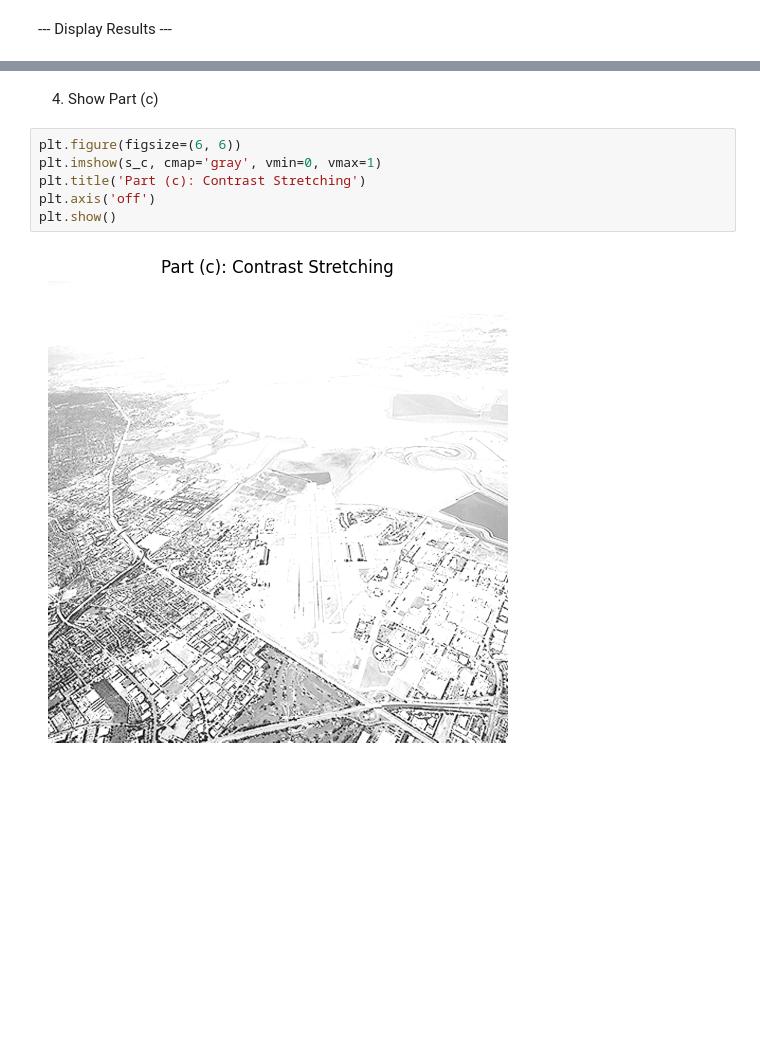
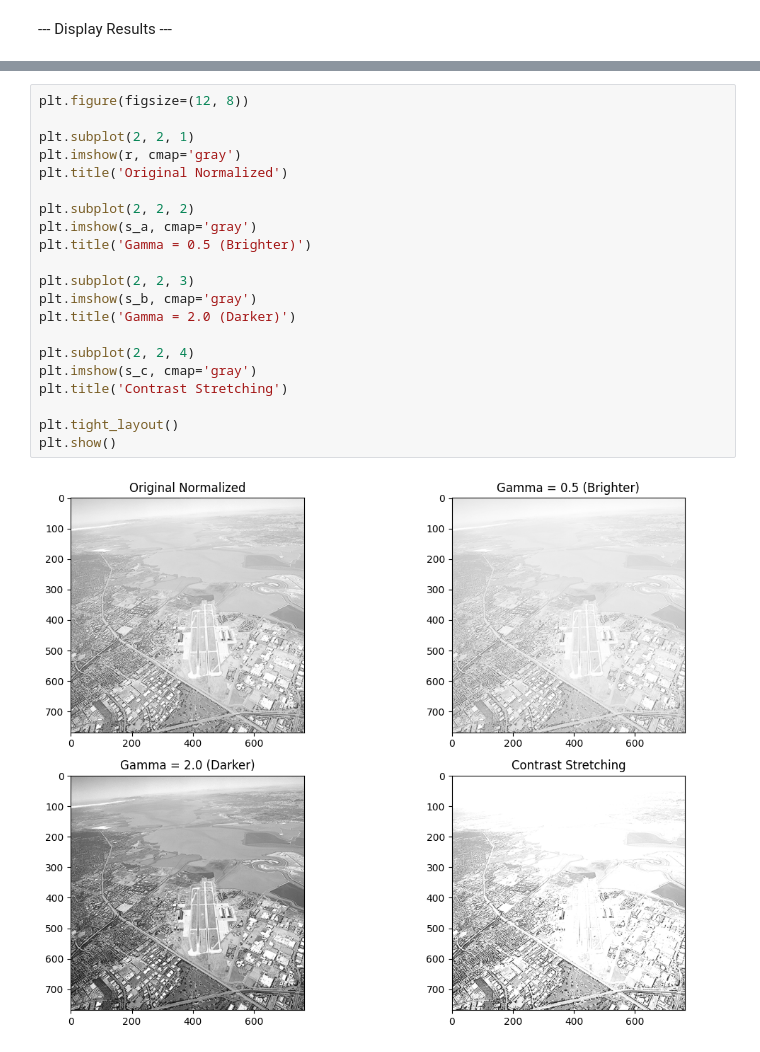
Before and after one commit to JanithGayashan/Point-Operations-and-Spatial-Filtering, a Jupyter notebook: Question-1.ipynb, the cells around one changed output, grey strips where cells are left out. Drawn from its saved outputs; the diff is of its cells as text; blank space fills up the shorter version.

Commit message:
edit with visualization

```diff
--- a/Question-1.ipynb
+++ b/Question-1.ipynb
@@ -76,10 +45,23 @@ plt.show()
-# %% [markdown]
-4. Show Part (c)
-# %%
-plt.figure(figsize=(6, 6))
-plt.imshow(s_c, cmap='gray', vmin=0, vmax=1)
-plt.title('Part (c): Contrast Stretching')
-plt.axis('off')
-plt.show()
-# %% [output]
-[figure, removed]
+# %%
+plt.figure(figsize=(12, 8))
+
+plt.subplot(2, 2, 1)
+plt.imshow(r, cmap='gray')
+plt.title('Original Normalized')
+
+plt.subplot(2, 2, 2)
+plt.imshow(s_a, cmap='gray')
+plt.title('Gamma = 0.5 (Brighter)')
+
+plt.subplot(2, 2, 3)
+plt.imshow(s_b, cmap='gray')
+plt.title('Gamma = 2.0 (Darker)')
+
+plt.subplot(2, 2, 4)
+plt.imshow(s_c, cmap='gray')
+plt.title('Contrast Stretching')
+
+plt.tight_layout()
+plt.show()
+# %% [output]
+[figure, added]
```
Also changed, not shown: parts of 6 cells of this notebook, 3 other files.
